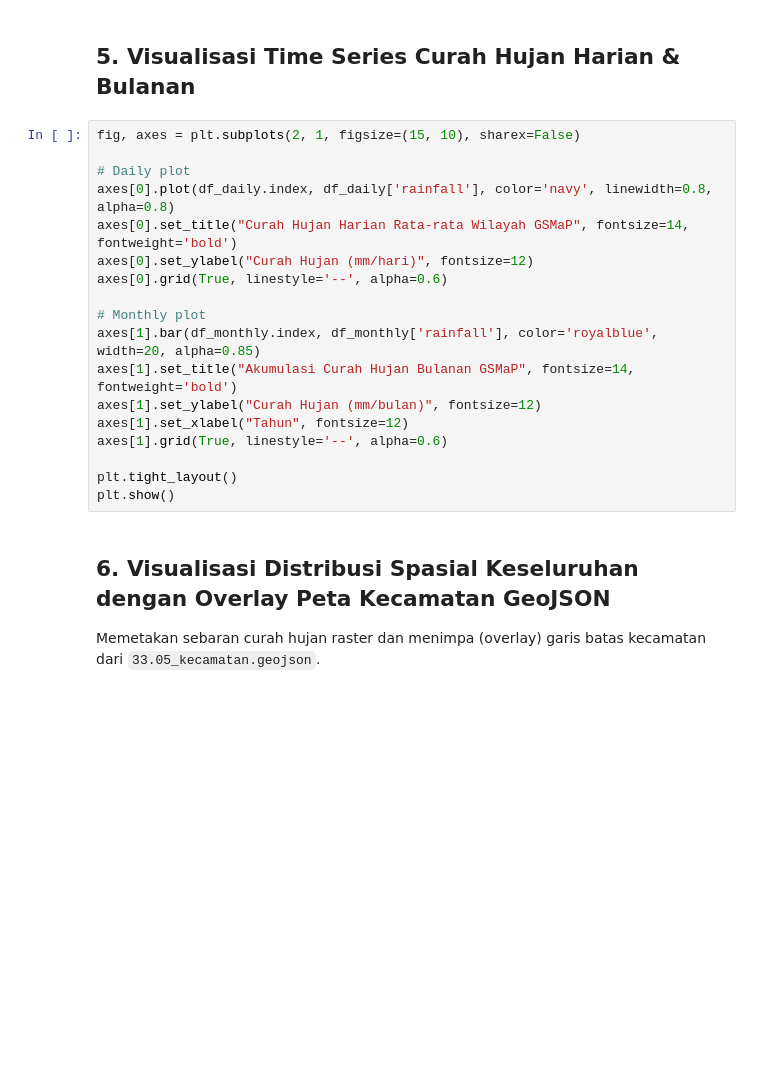
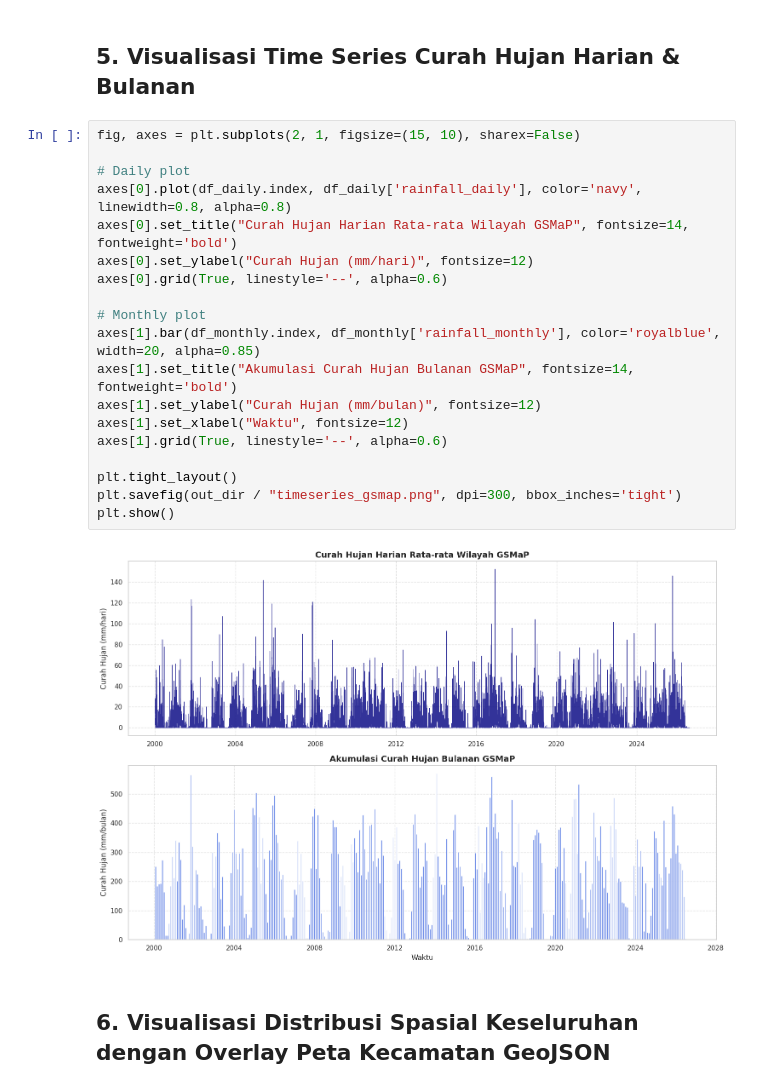
Before and after one commit to widhyatma/Projek_Downscale, a Jupyter notebook: analisis_GSMAP.ipynb, the cells around one changed output. Saved outputs shown, nothing was run; the diff lists cells and outputs as text; blank space fills up the shorter version.

```diff
--- a/analisis_GSMAP.ipynb
+++ b/analisis_GSMAP.ipynb
@@ -67,22 +179,24 @@ print(f"Total tahun: {len(df_annual)}")
 # %%
 fig, axes = plt.subplots(2, 1, figsize=(15, 10), sharex=False)
 
 # Daily plot
-axes[0].plot(df_daily.index, df_daily['rainfall'], color='navy', linewidth=0.8, alpha=0.8)
+axes[0].plot(df_daily.index, df_daily['rainfall_daily'], color='navy', linewidth=0.8, alpha=0.8)
 axes[0].set_title("Curah Hujan Harian Rata-rata Wilayah GSMaP", fontsize=14, fontweight='bold')
 axes[0].set_ylabel("Curah Hujan (mm/hari)", fontsize=12)
 axes[0].grid(True, linestyle='--', alpha=0.6)
 
 # Monthly plot
-axes[1].bar(df_monthly.index, df_monthly['rainfall'], color='royalblue', width=20, alpha=0.85)
+axes[1].bar(df_monthly.index, df_monthly['rainfall_monthly'], color='royalblue', width=20, alpha=0.85)
 axes[1].set_title("Akumulasi Curah Hujan Bulanan GSMaP", fontsize=14, fontweight='bold')
 axes[1].set_ylabel("Curah Hujan (mm/bulan)", fontsize=12)
-axes[1].set_xlabel("Tahun", fontsize=12)
+axes[1].set_xlabel("Waktu", fontsize=12)
 axes[1].grid(True, linestyle='--', alpha=0.6)
 
 plt.tight_layout()
+plt.savefig(out_dir / "timeseries_gsmap.png", dpi=300, bbox_inches='tight')
 plt.show()
+# %% [output]
+[figure, added]
 # %% [markdown]
 ## 6. Visualisasi Distribusi Spasial Keseluruhan dengan Overlay Peta Kecamatan GeoJSON
-Memetakan sebaran curah hujan raster dan menimpa (overlay) garis batas kecamatan dari `33.05_kecamatan.geojson`.
 # %%
```
Also changed, not shown: parts of 20 cells of this notebook.
